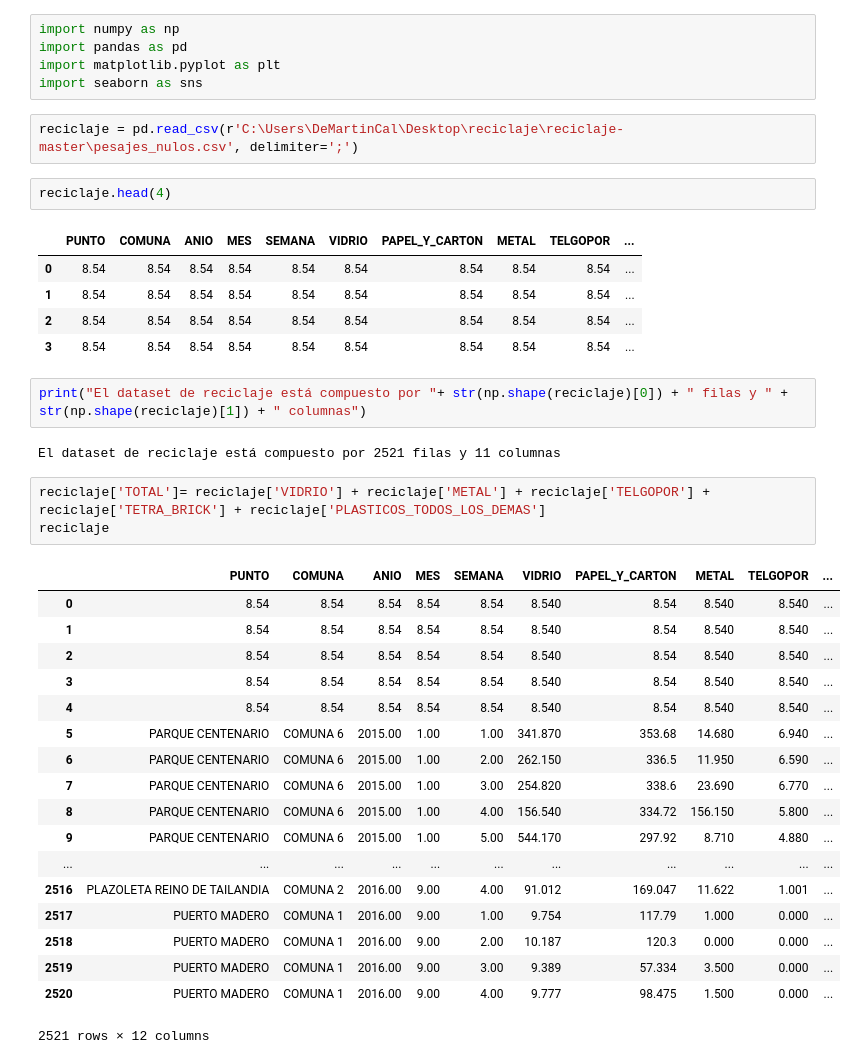
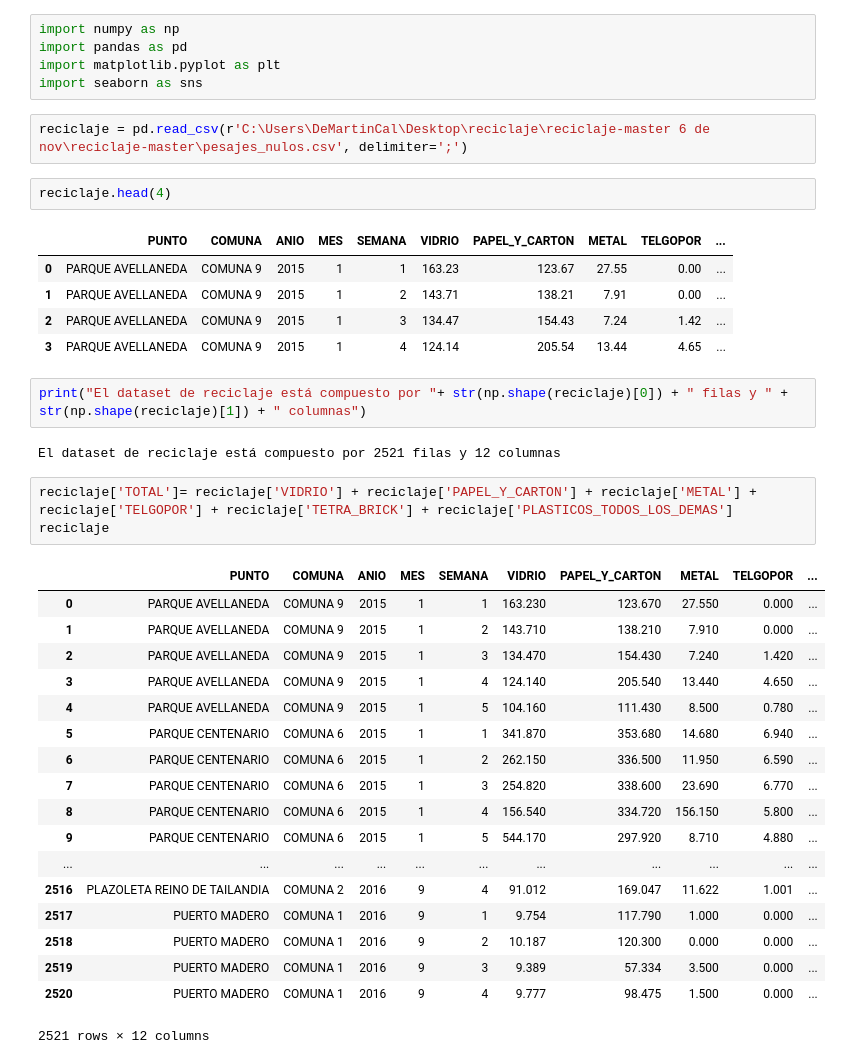
Before and after one commit to denisemartin28/reciclaje, a Jupyter notebook: TPAnalisis.ipynb, the cells around one changed output. Drawn from its saved outputs; the diff is of its cells as text.

```diff
--- a/TPAnalisis.ipynb
+++ b/TPAnalisis.ipynb
@@ -4,39 +4,39 @@ import pandas as pd
 import matplotlib.pyplot as plt
 import seaborn as sns
 # %%
-reciclaje = pd.read_csv(r'C:\Users\DeMartinCal\Desktop\reciclaje\reciclaje-master\pesajes_nulos.csv', delimiter=';')
+reciclaje = pd.read_csv(r'C:\Users\DeMartinCal\Desktop\reciclaje\reciclaje-master 6 de nov\reciclaje-master\pesajes_nulos.csv', delimiter=';')
 # %%
 reciclaje.head(4)
 # %% [output]
 |  | PUNTO | COMUNA | ANIO | MES | SEMANA | VIDRIO | PAPEL_Y_CARTON | METAL | TELGOPOR | ... |
-| 0 | 8.54 | 8.54 | 8.54 | 8.54 | 8.54 | 8.54 | 8.54 | 8.54 | 8.54 | ... |
-| 1 | 8.54 | 8.54 | 8.54 | 8.54 | 8.54 | 8.54 | 8.54 | 8.54 | 8.54 | ... |
-| 2 | 8.54 | 8.54 | 8.54 | 8.54 | 8.54 | 8.54 | 8.54 | 8.54 | 8.54 | ... |
-| 3 | 8.54 | 8.54 | 8.54 | 8.54 | 8.54 | 8.54 | 8.54 | 8.54 | 8.54 | ... |
+| 0 | PARQUE AVELLANEDA | COMUNA 9 | 2015 | 1 | 1 | 163.23 | 123.67 | 27.55 | 0.00 | ... |
+| 1 | PARQUE AVELLANEDA | COMUNA 9 | 2015 | 1 | 2 | 143.71 | 138.21 | 7.91 | 0.00 | ... |
+| 2 | PARQUE AVELLANEDA | COMUNA 9 | 2015 | 1 | 3 | 134.47 | 154.43 | 7.24 | 1.42 | ... |
+| 3 | PARQUE AVELLANEDA | COMUNA 9 | 2015 | 1 | 4 | 124.14 | 205.54 | 13.44 | 4.65 | ... |
 # %%
 print("El dataset de reciclaje está compuesto por "+ str(np.shape(reciclaje)[0]) + " filas y " + str(np.shape(reciclaje)[1]) + " columnas")
 # %% [output]
-El dataset de reciclaje está compuesto por 2521 filas y 11 columnas
+El dataset de reciclaje está compuesto por 2521 filas y 12 columnas
 # %%
-reciclaje['TOTAL']= reciclaje['VIDRIO'] + reciclaje['METAL'] + reciclaje['TELGOPOR'] + reciclaje['TETRA_BRICK'] + reciclaje['PLASTICOS_TODOS_LOS_DEMAS']
+reciclaje['TOTAL']= reciclaje['VIDRIO'] + reciclaje['PAPEL_Y_CARTON'] + reciclaje['METAL'] + reciclaje['TELGOPOR'] + reciclaje['TETRA_BRICK'] + reciclaje['PLASTICOS_TODOS_LOS_DEMAS']
 reciclaje
 # %% [output]
 |  | PUNTO | COMUNA | ANIO | MES | SEMANA | VIDRIO | PAPEL_Y_CARTON | METAL | TELGOPOR | ... |
-| 0 | 8.54 | 8.54 | 8.54 | 8.54 | 8.54 | 8.540 | 8.54 | 8.540 | 8.540 | ... |
-| 1 | 8.54 | 8.54 | 8.54 | 8.54 | 8.54 | 8.540 | 8.54 | 8.540 | 8.540 | ... |
-| 2 | 8.54 | 8.54 | 8.54 | 8.54 | 8.54 | 8.540 | 8.54 | 8.540 | 8.540 | ... |
-| 3 | 8.54 | 8.54 | 8.54 | 8.54 | 8.54 | 8.540 | 8.54 | 8.540 | 8.540 | ... |
-| 4 | 8.54 | 8.54 | 8.54 | 8.54 | 8.54 | 8.540 | 8.54 | 8.540 | 8.540 | ... |
-| 5 | PARQUE CENTENARIO | COMUNA 6 | 2015.00 | 1.00 | 1.00 | 341.870 | 353.68 | 14.680 | 6.940 | ... |
-| 6 | PARQUE CENTENARIO | COMUNA 6 | 2015.00 | 1.00 | 2.00 | 262.150 | 336.5 | 11.950 | 6.590 | ... |
-| 7 | PARQUE CENTENARIO | COMUNA 6 | 2015.00 | 1.00 | 3.00 | 254.820 | 338.6 | 23.690 | 6.770 | ... |
-| 8 | PARQUE CENTENARIO | COMUNA 6 | 2015.00 | 1.00 | 4.00 | 156.540 | 334.72 | 156.150 | 5.800 | ... |
-| 9 | PARQUE CENTENARIO | COMUNA 6 | 2015.00 | 1.00 | 5.00 | 544.170 | 297.92 | 8.710 | 4.880 | ... |
+| 0 | PARQUE AVELLANEDA | COMUNA 9 | 2015 | 1 | 1 | 163.230 | 123.670 | 27.550 | 0.000 | ... |
+| 1 | PARQUE AVELLANEDA | COMUNA 9 | 2015 | 1 | 2 | 143.710 | 138.210 | 7.910 | 0.000 | ... |
+| 2 | PARQUE AVELLANEDA | COMUNA 9 | 2015 | 1 | 3 | 134.470 | 154.430 | 7.240 | 1.420 | ... |
+| 3 | PARQUE AVELLANEDA | COMUNA 9 | 2015 | 1 | 4 | 124.140 | 205.540 | 13.440 | 4.650 | ... |
+| 4 | PARQUE AVELLANEDA | COMUNA 9 | 2015 | 1 | 5 | 104.160 | 111.430 | 8.500 | 0.780 | ... |
+| 5 | PARQUE CENTENARIO | COMUNA 6 | 2015 | 1 | 1 | 341.870 | 353.680 | 14.680 | 6.940 | ... |
+| 6 | PARQUE CENTENARIO | COMUNA 6 | 2015 | 1 | 2 | 262.150 | 336.500 | 11.950 | 6.590 | ... |
+| 7 | PARQUE CENTENARIO | COMUNA 6 | 2015 | 1 | 3 | 254.820 | 338.600 | 23.690 | 6.770 | ... |
+| 8 | PARQUE CENTENARIO | COMUNA 6 | 2015 | 1 | 4 | 156.540 | 334.720 | 156.150 | 5.800 | ... |
+| 9 | PARQUE CENTENARIO | COMUNA 6 | 2015 | 1 | 5 | 544.170 | 297.920 | 8.710 | 4.880 | ... |
 | ... | ... | ... | ... | ... | ... | ... | ... | ... | ... | ... |
-| 2516 | PLAZOLETA REINO DE TAILANDIA | COMUNA 2 | 2016.00 | 9.00 | 4.00 | 91.012 | 169.047 | 11.622 | 1.001 | ... |
-| 2517 | PUERTO MADERO | COMUNA 1 | 2016.00 | 9.00 | 1.00 | 9.754 | 117.79 | 1.000 | 0.000 | ... |
-| 2518 | PUERTO MADERO | COMUNA 1 | 2016.00 | 9.00 | 2.00 | 10.187 | 120.3 | 0.000 | 0.000 | ... |
-| 2519 | PUERTO MADERO | COMUNA 1 | 2016.00 | 9.00 | 3.00 | 9.389 | 57.334 | 3.500 | 0.000 | ... |
-| 2520 | PUERTO MADERO | COMUNA 1 | 2016.00 | 9.00 | 4.00 | 9.777 | 98.475 | 1.500 | 0.000 | ... |
+| 2516 | PLAZOLETA REINO DE TAILANDIA | COMUNA 2 | 2016 | 9 | 4 | 91.012 | 169.047 | 11.622 | 1.001 | ... |
+| 2517 | PUERTO MADERO | COMUNA 1 | 2016 | 9 | 1 | 9.754 | 117.790 | 1.000 | 0.000 | ... |
+| 2518 | PUERTO MADERO | COMUNA 1 | 2016 | 9 | 2 | 10.187 | 120.300 | 0.000 | 0.000 | ... |
+| 2519 | PUERTO MADERO | COMUNA 1 | 2016 | 9 | 3 | 9.389 | 57.334 | 3.500 | 0.000 | ... |
+| 2520 | PUERTO MADERO | COMUNA 1 | 2016 | 9 | 4 | 9.777 | 98.475 | 1.500 | 0.000 | ... |
 2521 rows × 12 columns
 # %%
```
Also changed, not shown: parts of 7 cells of this notebook.
